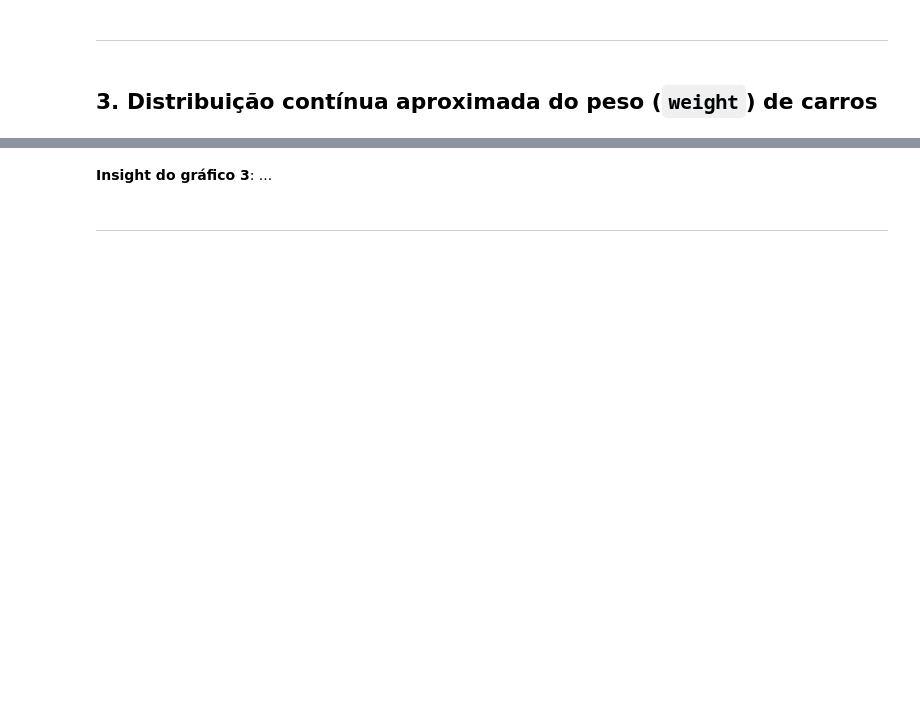
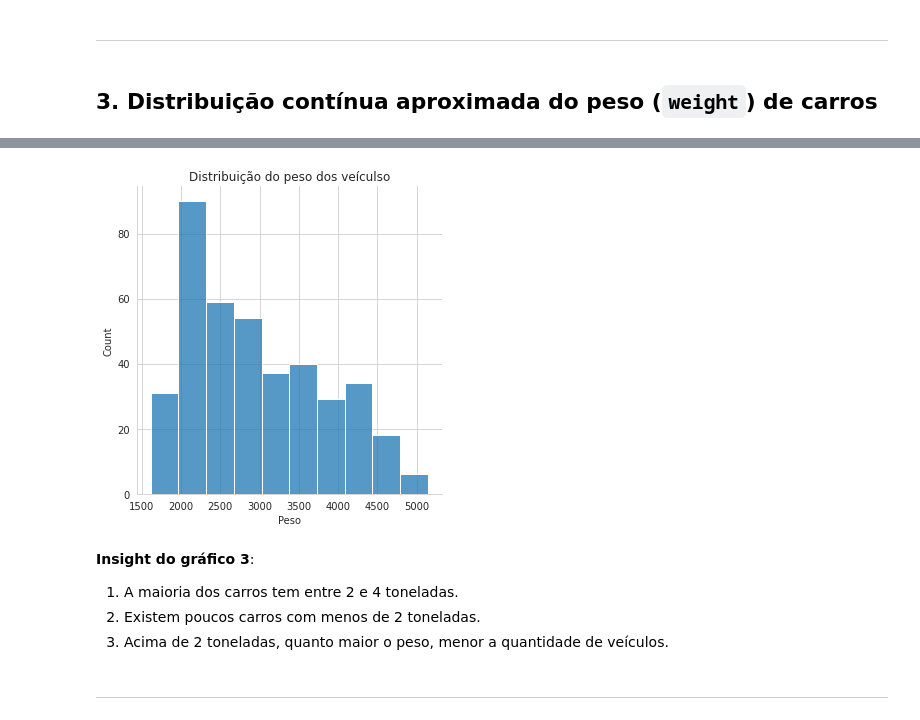
Before and after one commit to armando-nahmias/EBAC, a Jupyter notebook: AD/PAD_M15_Resposta.ipynb, the cells around one changed output, grey strips where cells are left out. Saved outputs shown, nothing was run; the diff lists cells and outputs as text; code cells hidden in the pictures; blank space fills up the shorter version.

```diff
--- a/AD/PAD_M15_Resposta.ipynb
+++ b/AD/PAD_M15_Resposta.ipynb
@@ -65,4 +94,17 @@ cars = ...
-# %% [markdown]
-**Insight do gráfico 3**: ...
+# %%
+# gráfico do exercício 3
+
+cars = data[['name', 'weight']]
+
+with sns.axes_style('whitegrid'):
+    grafico = sns.displot(data=cars, x='weight')
+    grafico.set(title='Distribuição do peso dos veículso', xlabel='Peso')
+# %% [output]
+[figure, added]
+# %% [markdown]
+**Insight do gráfico 3**:
+1. A maioria dos carros tem entre 2 e 4 toneladas.
+1. Existem poucos carros com menos de 2 toneladas.
+1. Acima de 2 toneladas, quanto maior o peso, menor a quantidade de veículos.
 # %% [markdown]
 ---
```
Also changed, not shown: parts of 11 cells of this notebook, 3 other files.
